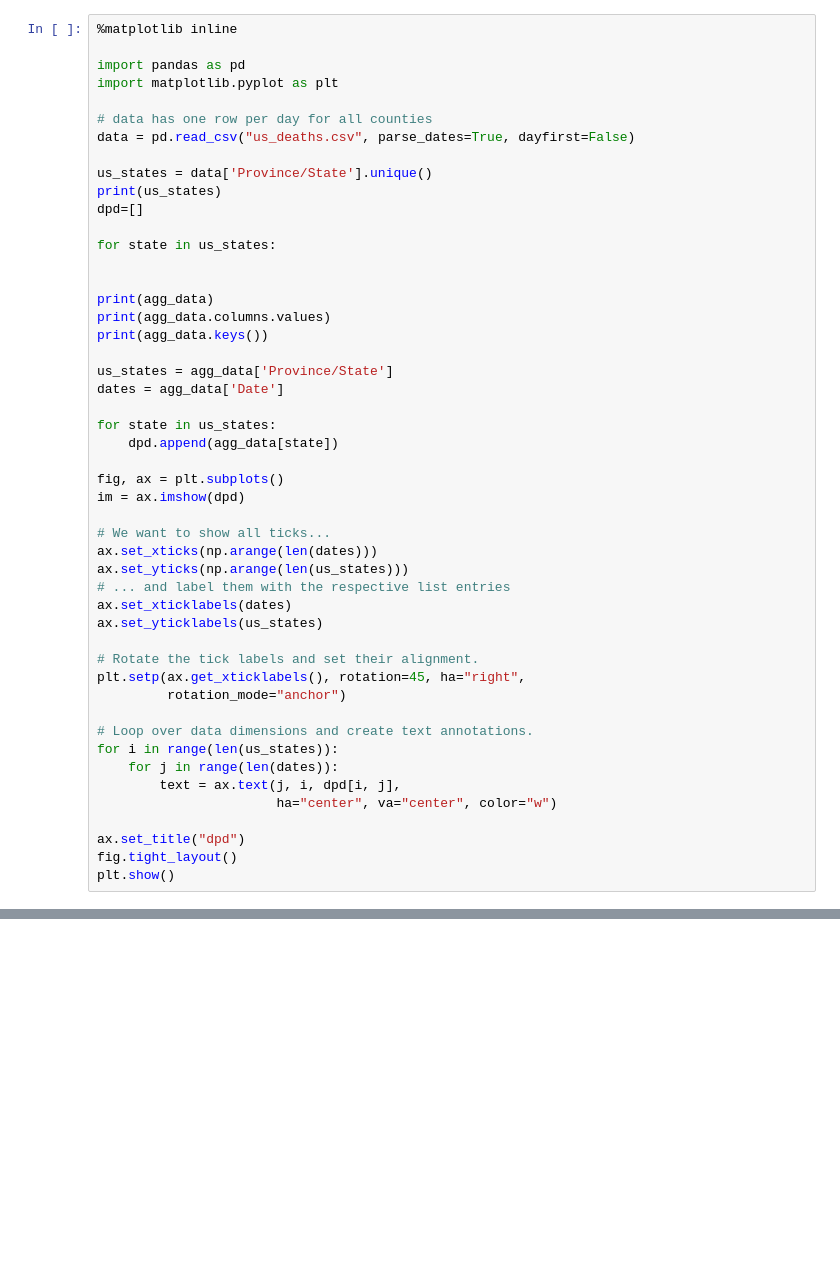
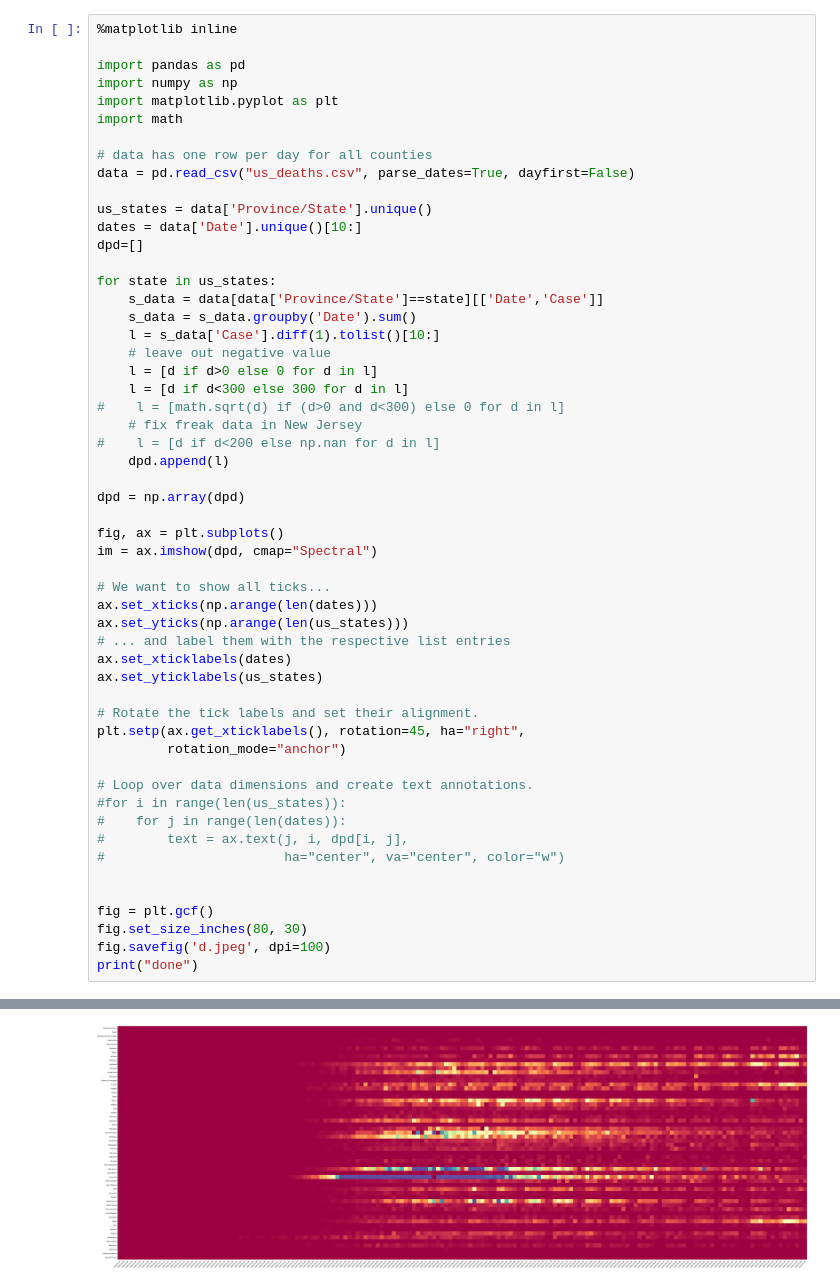
Before and after one commit to mkluge/covid-19, a Jupyter notebook: data/US Plot dpd.ipynb, the cells around one changed output, grey strips where cells are left out. Saved outputs shown, nothing was run; the diff lists cells and outputs as text; blank space fills up the shorter version.

Commit message:
US dpd plot

```diff
--- a/data/US Plot dpd.ipynb
+++ b/data/US Plot dpd.ipynb
@@ -2,30 +2,33 @@
 %matplotlib inline
 
 import pandas as pd
+import numpy as np
 import matplotlib.pyplot as plt
+import math
 
 # data has one row per day for all counties
 data = pd.read_csv("us_deaths.csv", parse_dates=True, dayfirst=False)
 
 us_states = data['Province/State'].unique()
-print(us_states)
+dates = data['Date'].unique()[10:]
 dpd=[]
 
 for state in us_states:
+    s_data = data[data['Province/State']==state][['Date','Case']]
+    s_data = s_data.groupby('Date').sum()
+    l = s_data['Case'].diff(1).tolist()[10:]
+    # leave out negative value
+    l = [d if d>0 else 0 for d in l]
+    l = [d if d<300 else 300 for d in l]
+#    l = [math.sqrt(d) if (d>0 and d<300) else 0 for d in l]
+    # fix freak data in New Jersey
+#    l = [d if d<200 else np.nan for d in l]
+    dpd.append(l)
 
-
-print(agg_data)
-print(agg_data.columns.values)
-print(agg_data.keys())
-
-us_states = agg_data['Province/State']
-dates = agg_data['Date']
-
-for state in us_states:
-    dpd.append(agg_data[state])
+dpd = np.array(dpd)
 
 fig, ax = plt.subplots()
-im = ax.imshow(dpd)
+im = ax.imshow(dpd, cmap="Spectral")
 
 # We want to show all ticks...
 ax.set_xticks(np.arange(len(dates)))
@@ -39,12 +42,14 @@ plt.setp(ax.get_xticklabels(), rotation=45, ha="right",
          rotation_mode="anchor")
 
 # Loop over data dimensions and create text annotations.
-for i in range(len(us_states)):
-    for j in range(len(dates)):
-        text = ax.text(j, i, dpd[i, j],
-                       ha="center", va="center", color="w")
+#for i in range(len(us_states)):
+#    for j in range(len(dates)):
+#        text = ax.text(j, i, dpd[i, j],
+#                       ha="center", va="center", color="w")
 
-ax.set_title("dpd")
-fig.tight_layout()
-plt.show()
+
+fig = plt.gcf()
+fig.set_size_inches(80, 30)
+fig.savefig('d.jpeg', dpi=100)
+print("done")
 # %% [output]
@@ -51,0 +57 @@ SyntaxError: invalid syntax (<ipython-input-14-a7dc1d65d97b>, line 13)
+[figure, added]
```
Also changed, not shown: parts of 1 cell of this notebook, 1 other file.
